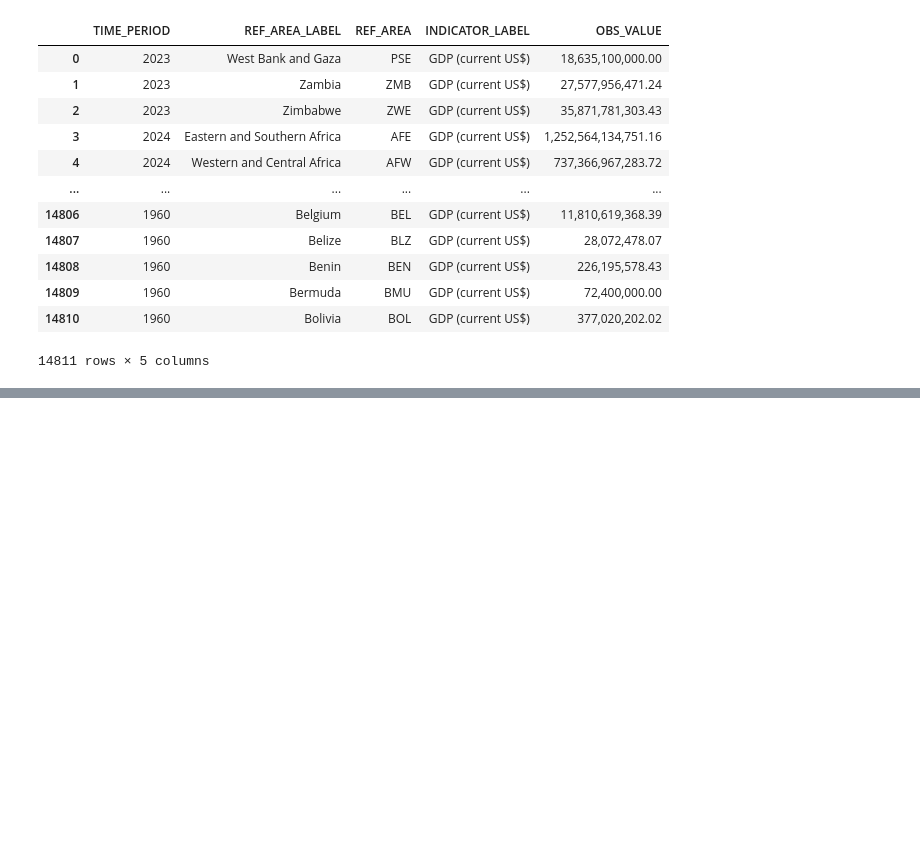
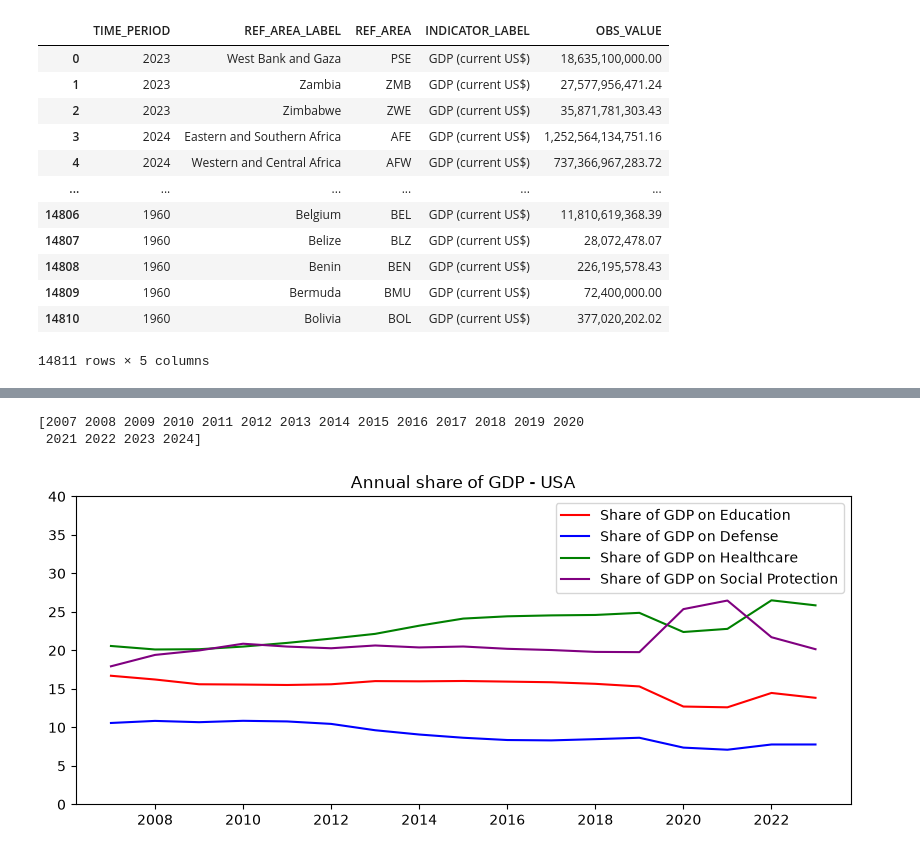
Before and after one commit to DeanDro/StartupMix, a Jupyter notebook: economic_analysis.ipynb, the cells around one changed output, grey strips where cells are left out. Saved outputs shown, nothing was run; the diff lists cells and outputs as text; code cells hidden in the pictures; blank space fills up the shorter version.

```diff
--- a/economic_analysis.ipynb
+++ b/economic_analysis.ipynb
@@ -59,0 +82,20 @@ gdp_target
+# %%
+# Government spending per function
+gov_spending_per_function = pd.read_csv("https://ourworldindata.org/grapher/government-spending-by-function.csv?v=1&csvType=full&useColumnShortNames=true",
+                                        storage_options = {'User-Agent': 'Our World In Data data fetch/1.0'})
+metadata_gov_spending = requests.get("https://ourworldindata.org/grapher/government-spending-by-function.metadata.json?v=1&csvType=full&useColumnShortNames=true").json()
+# %%
+columns_drop = gov_spending_per_function.columns[3:]
+gov_spending_per_function["social_protection"] = gov_spending_per_function["government_expenditure_by_function__unit_share_gov_exp__function_social_protection__function_subcategory_total"]
+gov_spending_per_function["healthcare"] = gov_spending_per_function["government_expenditure_by_function__unit_share_gov_exp__function_health__function_subcategory_total"]
+gov_spending_per_function["general_public"] = gov_spending_per_function["government_expenditure_by_function__unit_share_gov_exp__function_general_public_services__function_subcategory_total"]
+gov_spending_per_function["education"] = gov_spending_per_function["government_expenditure_by_function__unit_share_gov_exp__function_education__function_subcategory_total"]
+gov_spending_per_function["economic_affairs"] = gov_spending_per_function["government_expenditure_by_function__unit_share_gov_exp__function_economic_affairs__function_subcategory_total"]
+gov_spending_per_function["defense"] = gov_spending_per_function["government_expenditure_by_function__unit_share_gov_exp__function_defense__function_subcategory_total"]
+gov_spending_per_function["public_safety"] = gov_spending_per_function["government_expenditure_by_function__unit_share_gov_exp__function_public_order_and_safety__function_subcategory_total"]
+gov_spending_per_function["housing_community"] = gov_spending_per_function["government_expenditure_by_function__unit_share_gov_exp__function_housing_and_community_amenities__function_subcategory_total"]
+gov_spending_per_function["culture_religion"] = gov_spending_per_function["government_expenditure_by_function__unit_share_gov_exp__function_recreation__culture_and_religion__function_subcategory_total"]
+gov_spending_per_function["environment"] = gov_spending_per_function["government_expenditure_by_function__unit_share_gov_exp__function_environmental_protection__function_subcategory_total"]
+
+gov_spending_per_function = gov_spending_per_function.drop(columns_drop, axis=1)
+gov_spending_per_function
@@ -59,0 +116,24 @@ gdp_target
+# %%
+print(gov_spending_per_function["year"].unique())
+
+fig, ax = plt.subplots(figsize=(10, 4))
+ax.plot(gov_spending_per_function[gov_spending_per_function["code"]=="USA"]["year"],
+        gov_spending_per_function[gov_spending_per_function["code"]=="USA"]["education"],
+        color="red", label="Share of GDP on Education")
+ax.plot(gov_spending_per_function[gov_spending_per_function["code"]=="USA"]["year"],
+        gov_spending_per_function[gov_spending_per_function["code"]=="USA"]["defense"],
+        color="blue", label="Share of GDP on Defense")
+ax.plot(gov_spending_per_function[gov_spending_per_function["code"]=="USA"]["year"],
+        gov_spending_per_function[gov_spending_per_function["code"]=="USA"]["healthcare"],
+        color="green", label="Share of GDP on Healthcare")
+ax.plot(gov_spending_per_function[gov_spending_per_function["code"]=="USA"]["year"],
+        gov_spending_per_function[gov_spending_per_function["code"]=="USA"]["social_protection"],
+        color="purple", label="Share of GDP on Social Protection")
+ax.set_title("Annual share of GDP - USA")
+ax.set_ylim(bottom=0, top=40)
+ax.legend(loc="upper right")
+plt.show()
+# %% [output]
+[2007 2008 2009 2010 2011 2012 2013 2014 2015 2016 2017 2018 2019 2020
+ 2021 2022 2023 2024]
+[figure, added]
```
Also changed, not shown: parts of 13 cells of this notebook, 2 other files.
